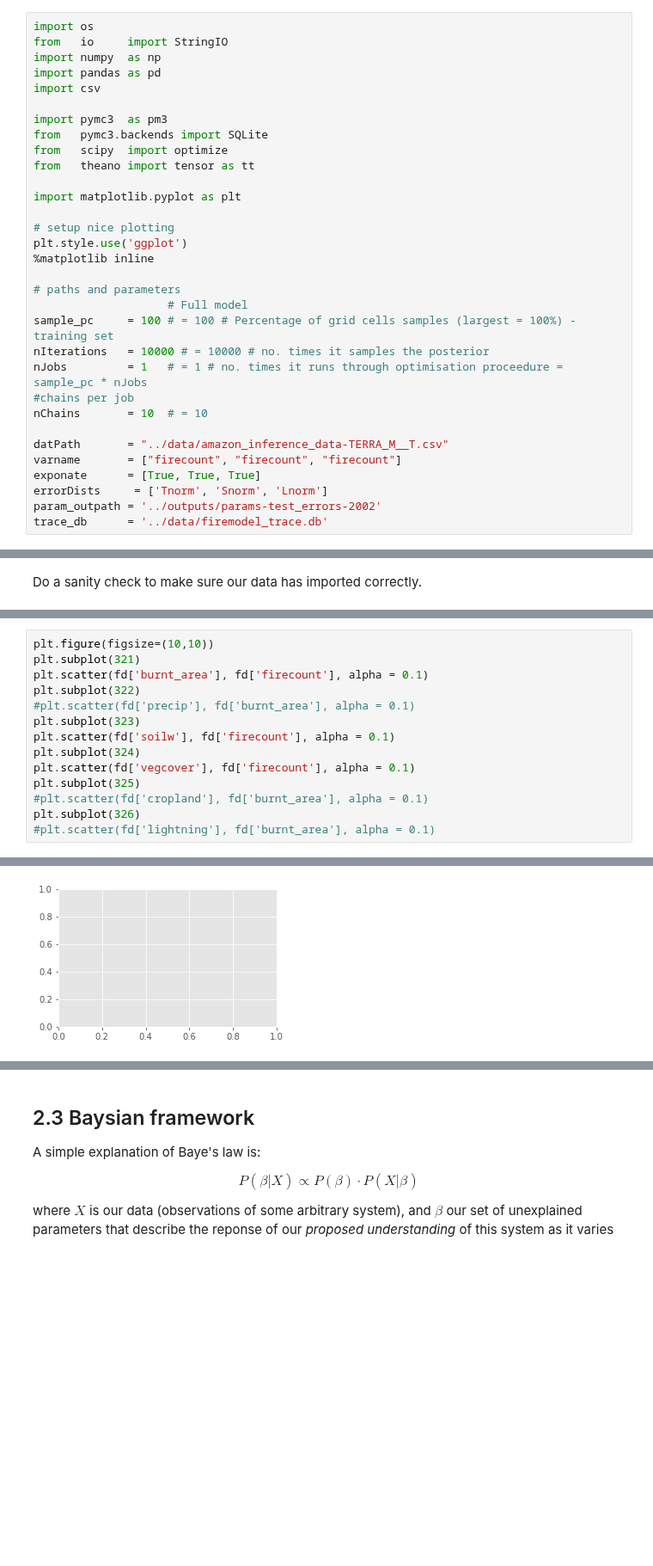
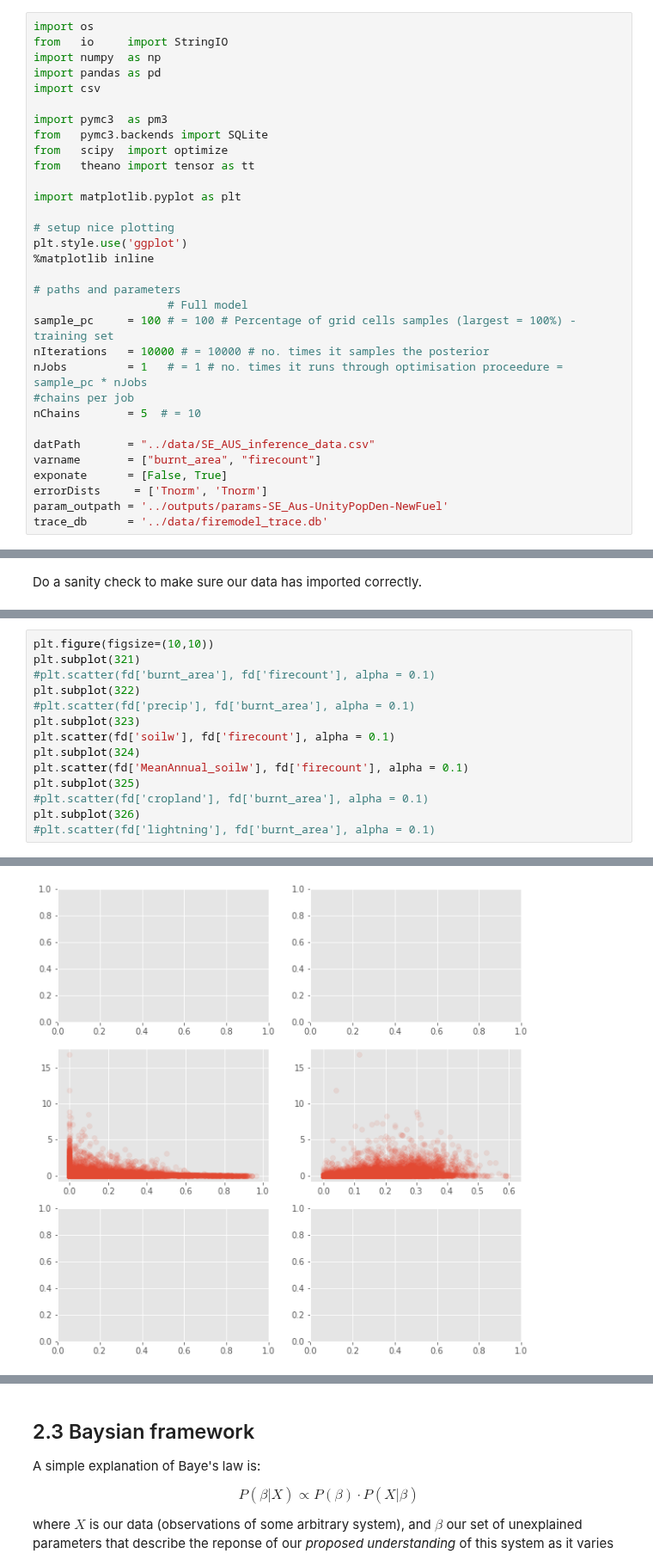
Before and after one commit to douglask3/amazon_fires, a Jupyter notebook: optimise_run_model/bayesian_inference.ipynb, the cells around one changed output, grey strips where cells are left out. Shown at 86% size. Drawn from its saved outputs; the diff is of its cells as text; blank space fills up the shorter version.

```diff
--- a/optimise_run_model/bayesian_inference.ipynb
+++ b/optimise_run_model/bayesian_inference.ipynb
@@ -116,13 +116,13 @@ sample_pc     = 100 # = 100 # Percentage of grid cells samples (largest = 100%)
 nIterations   = 10000 # = 10000 # no. times it samples the posterior
 nJobs         = 1   # = 1 # no. times it runs through optimisation proceedure = sample_pc * nJobs
 #chains per job
-nChains       = 10  # = 10
+nChains       = 5  # = 10
 
-datPath       = "../data/amazon_inference_data-TERRA_M__T.csv"
-varname       = ["firecount", "firecount", "firecount"]
-exponate      = [True, True, True]
-errorDists     = ['Tnorm', 'Snorm', 'Lnorm']
-param_outpath = '../outputs/params-test_errors-2002'
+datPath       = "../data/SE_AUS_inference_data.csv"
+varname       = ["burnt_area", "firecount"]
+exponate      = [False, True]
+errorDists     = ['Tnorm', 'Tnorm']
+param_outpath = '../outputs/params-SE_Aus-UnityPopDen-NewFuel'
 trace_db      = '../data/firemodel_trace.db'
 # %%
 def npLog0 (x):
@@ -225,13 +230,13 @@ fd.head()
 # %%
 plt.figure(figsize=(10,10))
 plt.subplot(321)
-plt.scatter(fd['burnt_area'], fd['firecount'], alpha = 0.1)
+#plt.scatter(fd['burnt_area'], fd['firecount'], alpha = 0.1)
 plt.subplot(322)
 #plt.scatter(fd['precip'], fd['burnt_area'], alpha = 0.1)
 plt.subplot(323)
 plt.scatter(fd['soilw'], fd['firecount'], alpha = 0.1)
 plt.subplot(324)
-plt.scatter(fd['vegcover'], fd['firecount'], alpha = 0.1)
+plt.scatter(fd['MeanAnnual_soilw'], fd['firecount'], alpha = 0.1)
 plt.subplot(325)
 #plt.scatter(fd['cropland'], fd['burnt_area'], alpha = 0.1)
 plt.subplot(326)
@@ -241,4 +246,4 @@ KeyError: 'burnt_area'
-[figure, old version]
+[figure, new version]
 # %%
 fd.info()
 print(fd.max())
```
Also changed, not shown: parts of 7 cells of this notebook, 2 other files.
